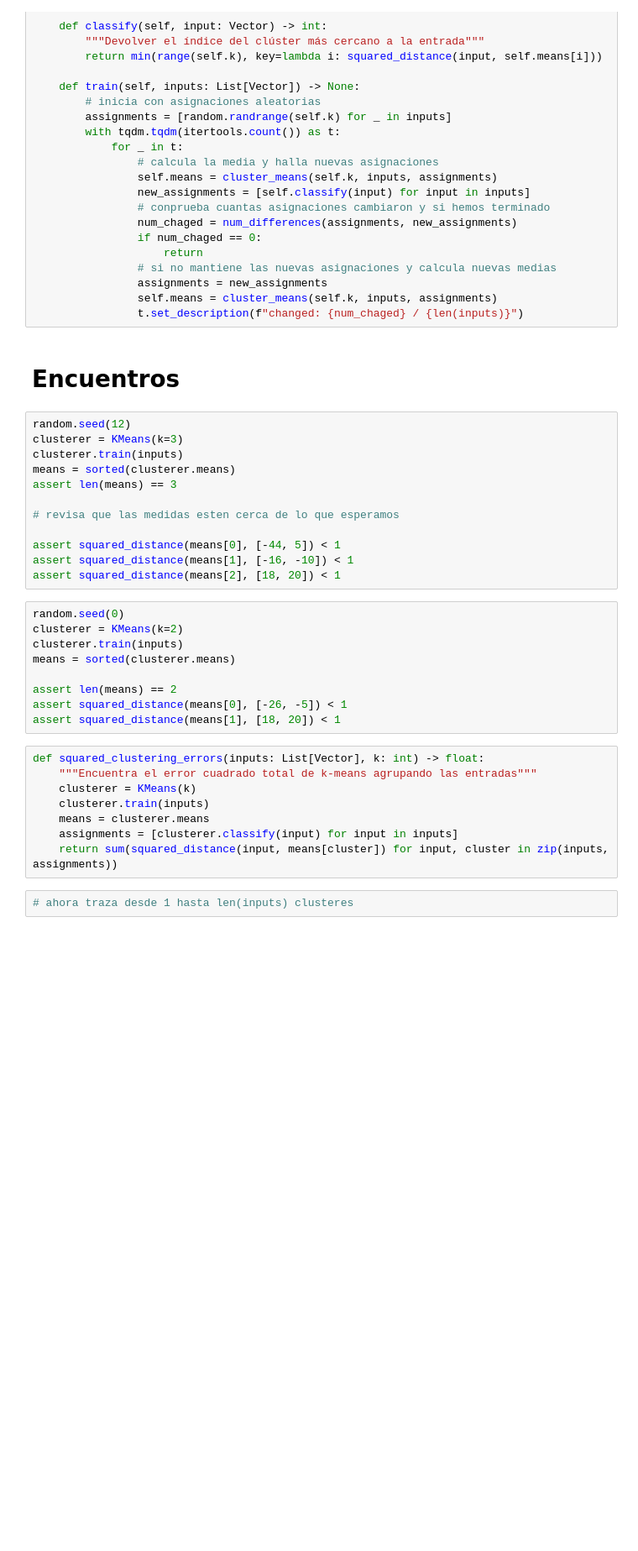
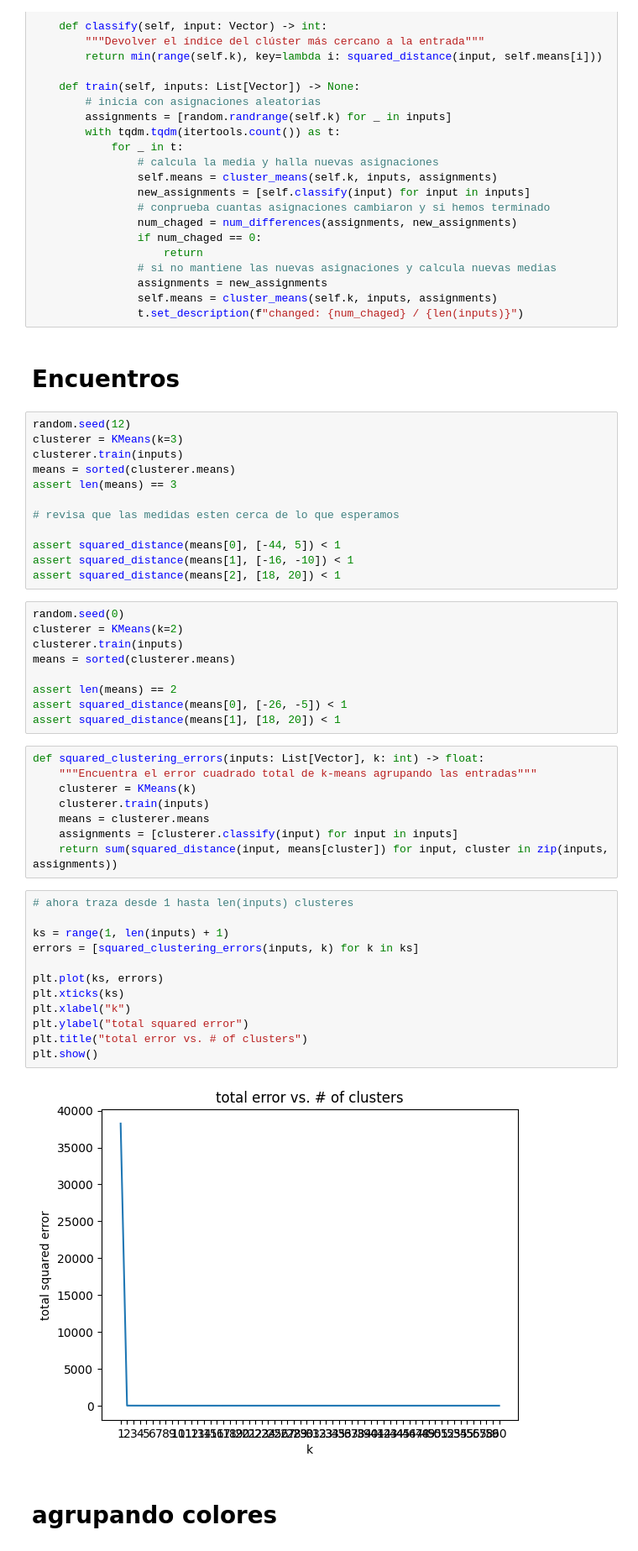
Before and after one commit to loandev-py/ciencia_de_datos_desde_cero, a Jupyter notebook: 20_clustering.ipynb, the cells around one changed output. Shown at 84% size. Drawn from its saved outputs; the diff is of its cells as text; blank space fills up the shorter version.

```diff
--- a/20_clustering.ipynb
+++ b/20_clustering.ipynb
@@ -116,3 +116,17 @@ def squared_clustering_errors(inputs: List[Vector], k: int) -> float:
     return sum(squared_distance(input, means[cluster]) for input, cluster in zip(inputs, assignments))
 # %%
 # ahora traza desde 1 hasta len(inputs) clusteres
+
+ks = range(1, len(inputs) + 1)
+errors = [squared_clustering_errors(inputs, k) for k in ks]
+
+plt.plot(ks, errors)
+plt.xticks(ks)
+plt.xlabel("k")
+plt.ylabel("total squared error")
+plt.title("total error vs. # of clusters")
+plt.show()
+# %% [output]
+[figure, added]
+# %% [markdown]
+# agrupando colores
```
